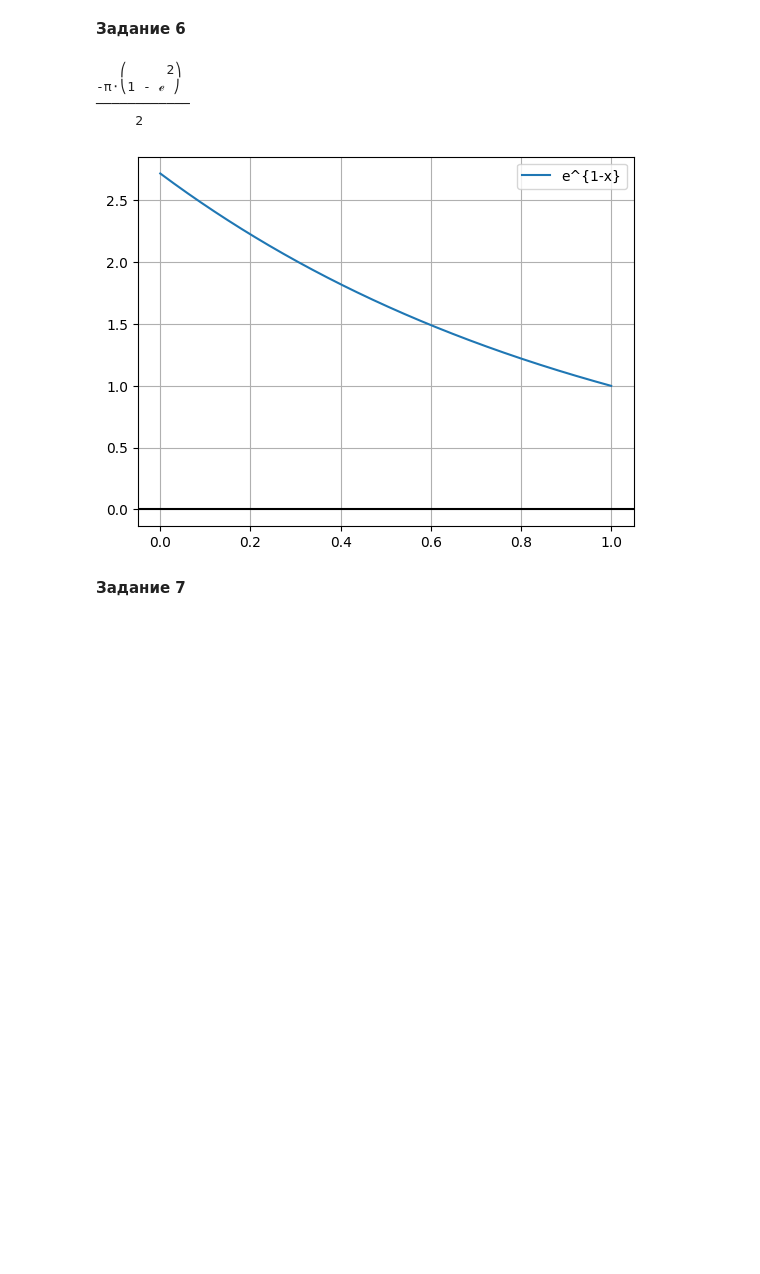
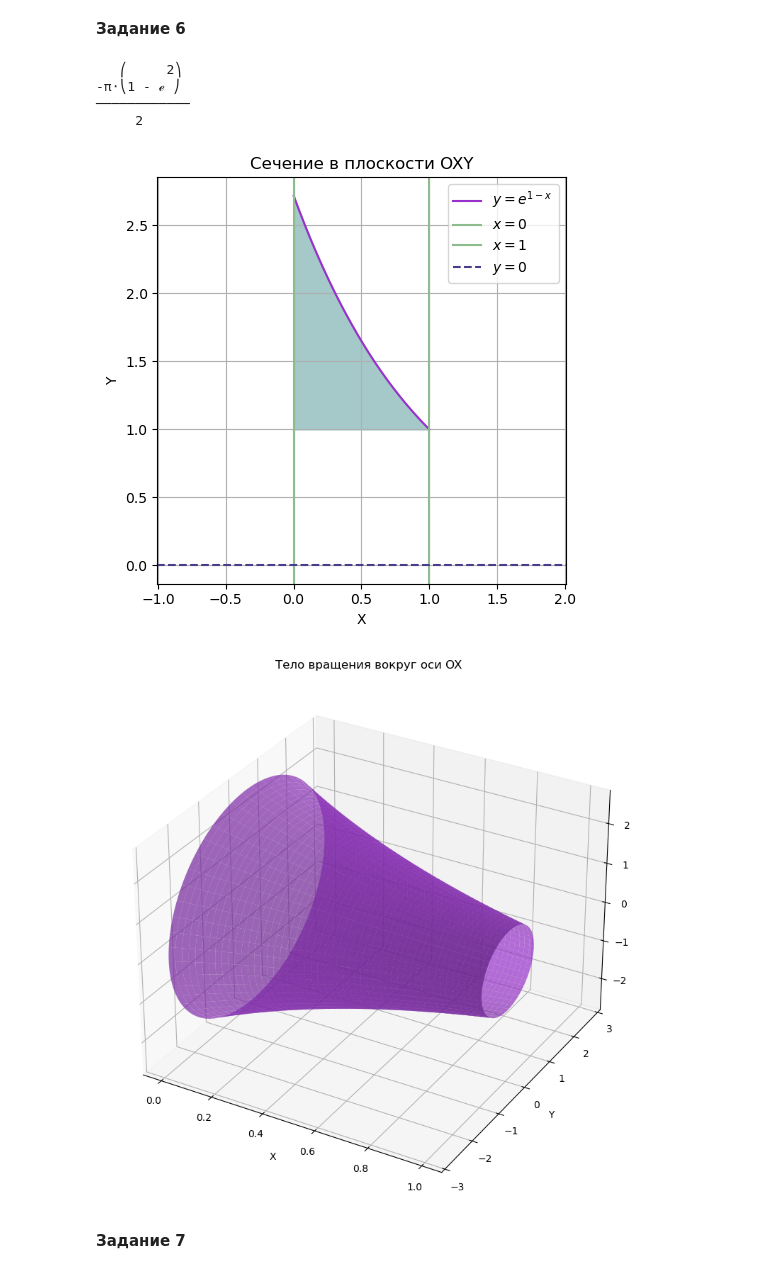
Before and after one commit to GurSych/MIET_Homeworks, a Jupyter notebook: БДЗ на 26.02.2026/BDZ4.ipynb, the cells around one changed output. Saved outputs shown, nothing was run; the diff lists cells and outputs as text; code cells hidden in the pictures; blank space fills up the shorter version.

```diff
--- a/БДЗ на 26.02.2026/BDZ4.ipynb
+++ b/БДЗ на 26.02.2026/BDZ4.ipynb
@@ -93,23 +160,56 @@ Final answer:    1.20273255405408
 # %%
 import numpy as np
 import matplotlib.pyplot as plt
+
+## Сечение
+
+fig1, ax1 = plt.subplots(figsize=(5,5))
+
+x = np.linspace(0, 1, 800)
+ax1.plot(x, np.exp(1-x), color='DarkOrchid', label='$y = e^{1-x}$')
+ax1.axvline(0, color='DarkSeaGreen', label='$x = 0$')
+ax1.axvline(1, color='DarkSeaGreen', label='$x = 1$')
+ax1.axhline(0, color='DarkSlateBlue', linestyle='--', label='$y = 0$')
+
+ax1.fill_between(x, 1, np.exp(1-x), color='CadetBlue', alpha=.56)
+
+ax1.set_xlabel('X'); ax1.set_ylabel('Y')
+ax1.set_title('Сечение в плоскости OXY')
+plt.axis('equal'); plt.grid(); plt.legend()
+plt.tight_layout()
+
+## Тело вращения
+
+fig2 = plt.figure(figsize=(10,8))
+ax2  = fig2.add_subplot(111, projection='3d')
+
+u = np.linspace(0, 1, 800)
+v = np.linspace(0, 2*np.pi, 800)
+u, v = np.meshgrid(u, v)
+
+r = np.exp(1-u)
+x = u
+y = r * np.cos(v)
+z = r * np.sin(v)
+ax2.plot_surface(x, y, z, color='DarkOrchid', alpha=.7)
+
+ax2.set_xlabel('X'); ax2.set_ylabel('Y'); ax2.set_zlabel('Z')
+ax2.set_title('Тело вращения вокруг оси OX')
+plt.tight_layout()
+
 import sympy as sp
 
-x = np.linspace(0,1,400)
-y = np.exp(1-x)
-plt.plot(x,y,label='e^{1-x}')
-plt.axhline(0,color='k'); plt.grid(); plt.legend()
-
-x_sym = sp.symbols('x', real=True)
-y_sym = sp.exp(1-x_sym)
-V = sp.pi*sp.integrate(y_sym**2, (x_sym, 0, 1))
+x = sp.Symbol('x')
+y = sp.exp(1-x)
+V = sp.pi*sp.integrate(y**2, (x, 0, 1))
 sp.pprint(sp.simplify(V))
 # %% [output]
    ⎛     2⎞
 -π⋅⎝1 - ℯ ⎠
 ────────────
      2
-[figure, old version]
+[figure, new version]
+[figure, added]
 # %% [markdown]
 **Задание 7**
 # %%
```
Also changed, not shown: parts of 5 cells of this notebook.
